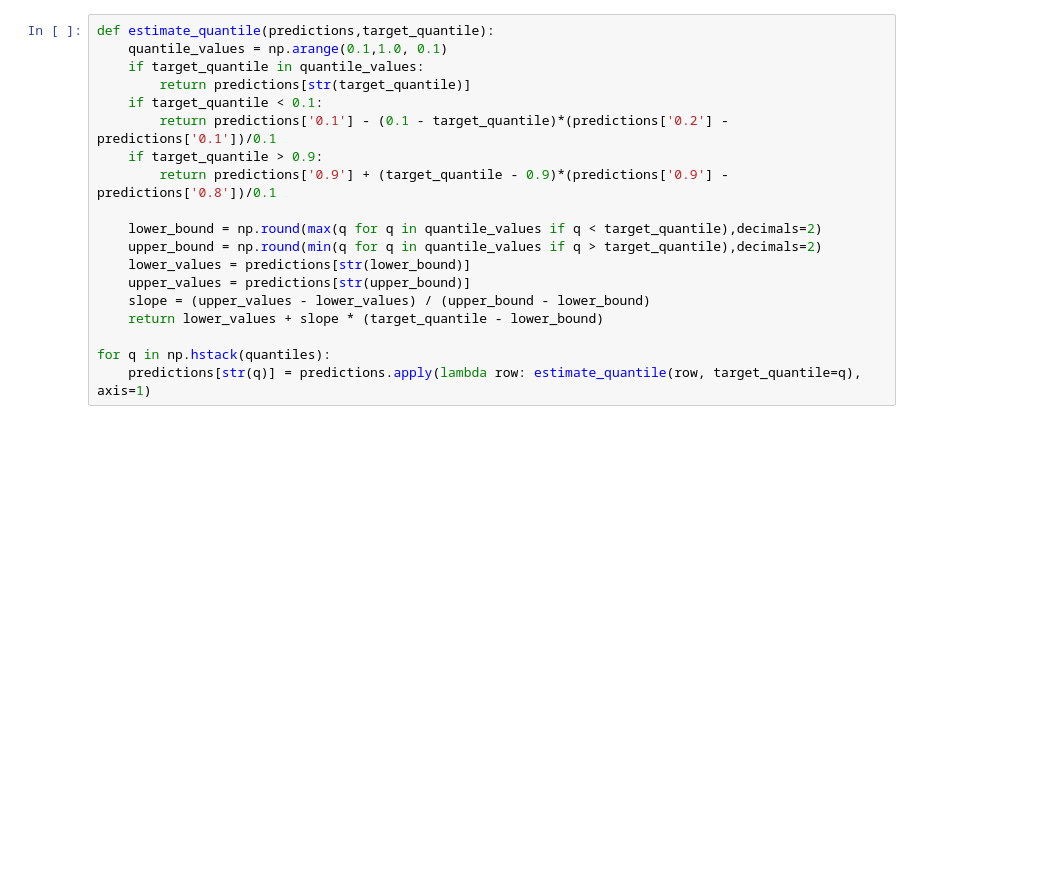
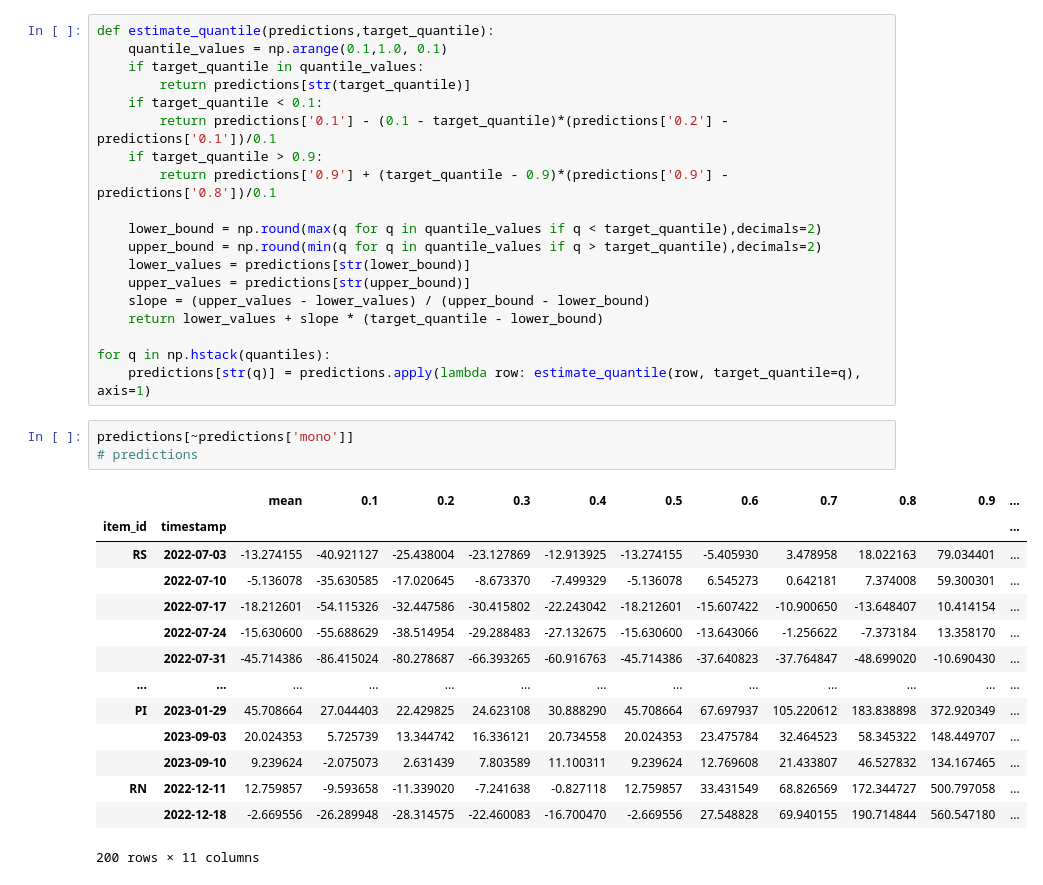
Before and after one commit to davibarreira/jbd-mosqlimate-sprint, a Jupyter notebook: notebooks/aws_mosqlimate_finetunning.ipynb, the cells around one changed output. Cells and saved outputs as stored; diff of their text form; blank space fills up the shorter version.

```diff
--- a/notebooks/aws_mosqlimate_finetunning.ipynb
+++ b/notebooks/aws_mosqlimate_finetunning.ipynb
@@ -133,4 +147,22 @@ def estimate_quantile(predictions,target_quantile):
 
 for q in np.hstack(quantiles):
     predictions[str(q)] = predictions.apply(lambda row: estimate_quantile(row, target_quantile=q), axis=1)
+# %%
+predictions[~predictions['mono']]
+# predictions
+# %% [output]
+|  |  | mean | 0.1 | 0.2 | 0.3 | 0.4 | 0.5 | 0.6 | 0.7 | 0.8 | 0.9 | ... |
+| item_id | timestamp |  |  |  |  |  |  |  |  |  |  | ... |
+| RS | 2022-07-03 | -13.274155 | -40.921127 | -25.438004 | -23.127869 | -12.913925 | -13.274155 | -5.405930 | 3.478958 | 18.022163 | 79.034401 | ... |
+|  | 2022-07-10 | -5.136078 | -35.630585 | -17.020645 | -8.673370 | -7.499329 | -5.136078 | 6.545273 | 0.642181 | 7.374008 | 59.300301 | ... |
+|  | 2022-07-17 | -18.212601 | -54.115326 | -32.447586 | -30.415802 | -22.243042 | -18.212601 | -15.607422 | -10.900650 | -13.648407 | 10.414154 | ... |
+|  | 2022-07-24 | -15.630600 | -55.688629 | -38.514954 | -29.288483 | -27.132675 | -15.630600 | -13.643066 | -1.256622 | -7.373184 | 13.358170 | ... |
+|  | 2022-07-31 | -45.714386 | -86.415024 | -80.278687 | -66.393265 | -60.916763 | -45.714386 | -37.640823 | -37.764847 | -48.699020 | -10.690430 | ... |
+| ... | ... | ... | ... | ... | ... | ... | ... | ... | ... | ... | ... | ... |
+| PI | 2023-01-29 | 45.708664 | 27.044403 | 22.429825 | 24.623108 | 30.888290 | 45.708664 | 67.697937 | 105.220612 | 183.838898 | 372.920349 | ... |
+|  | 2023-09-03 | 20.024353 | 5.725739 | 13.344742 | 16.336121 | 20.734558 | 20.024353 | 23.475784 | 32.464523 | 58.345322 | 148.449707 | ... |
+|  | 2023-09-10 | 9.239624 | -2.075073 | 2.631439 | 7.803589 | 11.100311 | 9.239624 | 12.769608 | 21.433807 | 46.527832 | 134.167465 | ... |
+| RN | 2022-12-11 | 12.759857 | -9.593658 | -11.339020 | -7.241638 | -0.827118 | 12.759857 | 33.431549 | 68.826569 | 172.344727 | 500.797058 | ... |
+|  | 2022-12-18 | -2.669556 | -26.289948 | -28.314575 | -22.460083 | -16.700470 | -2.669556 | 27.548828 | 69.940155 | 190.714844 | 560.547180 | ... |
+200 rows × 11 columns
 # %%
```
Also changed, not shown: parts of 11 cells of this notebook, 2 other files.
